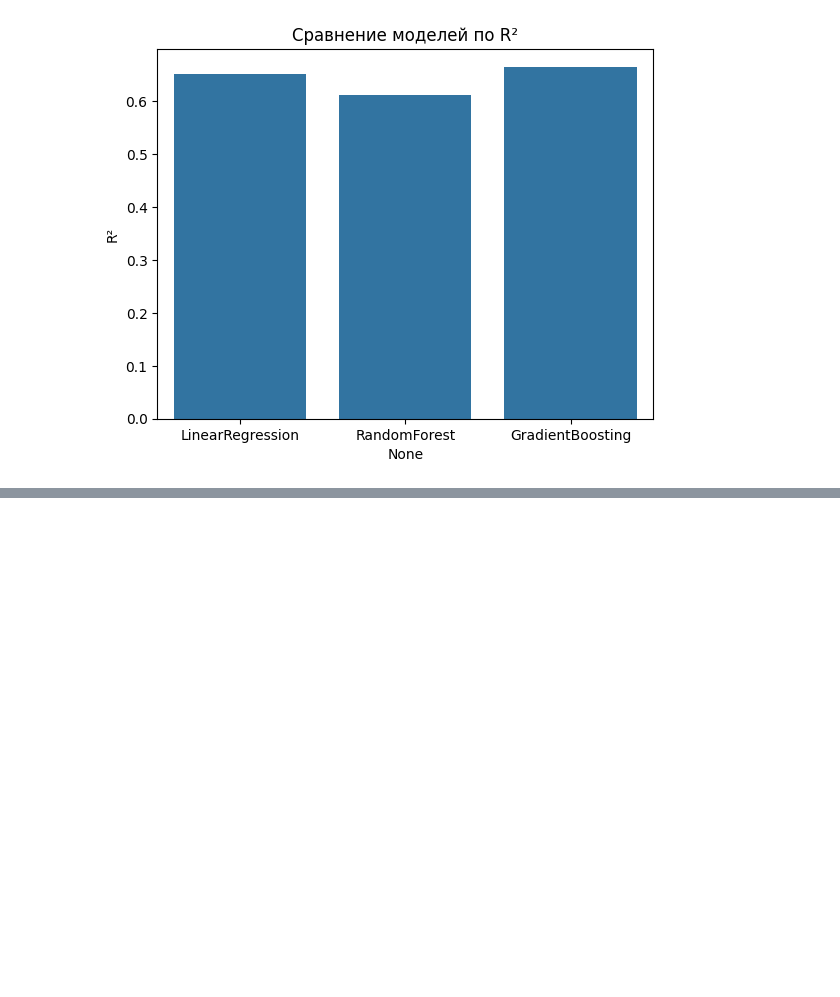
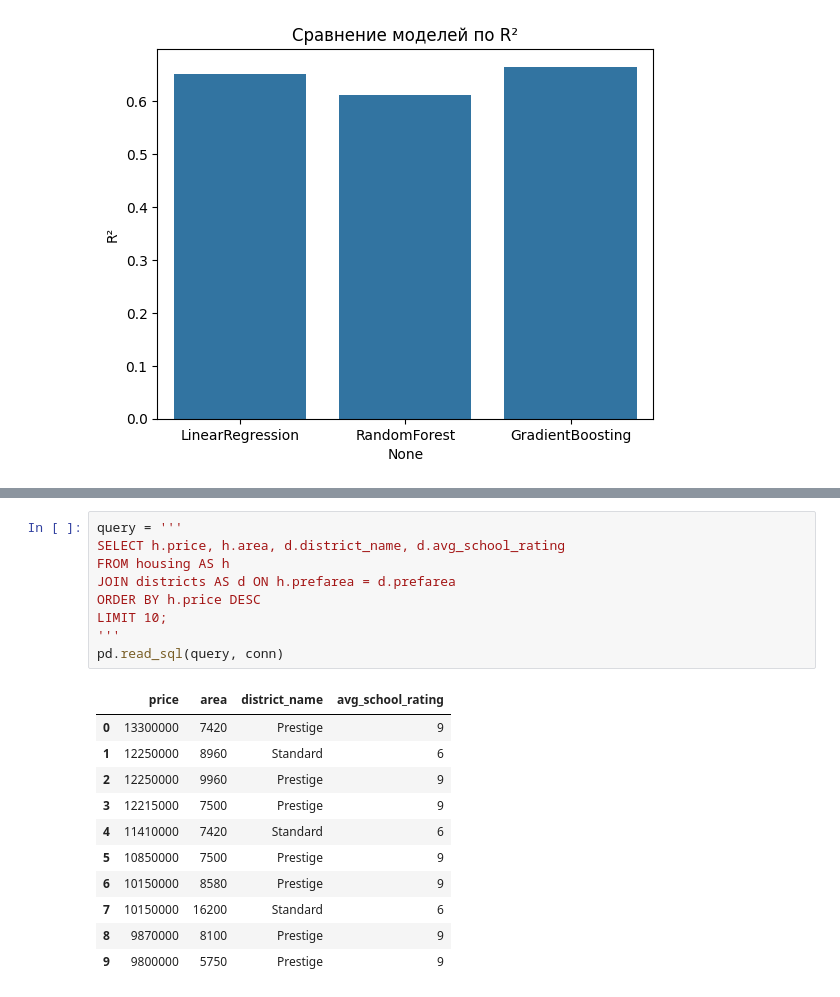
Before and after one commit to kkikosha/economics-data-labs, a Jupyter notebook: housing_project.ipynb, the cells around one changed output, grey strips where cells are left out. Drawn from its saved outputs; the diff is of its cells as text; blank space fills up the shorter version.

```diff
--- a/housing_project.ipynb
+++ b/housing_project.ipynb
@@ -165,0 +340,21 @@ GradientBoosting  1.689379e+12  1.299761e+06  0.665772
+# %%
+query = '''
+SELECT h.price, h.area, d.district_name, d.avg_school_rating
+FROM housing AS h
+JOIN districts AS d ON h.prefarea = d.prefarea
+ORDER BY h.price DESC
+LIMIT 10;
+'''
+pd.read_sql(query, conn)
+# %% [output]
+|  | price | area | district_name | avg_school_rating |
+| 0 | 13300000 | 7420 | Prestige | 9 |
+| 1 | 12250000 | 8960 | Standard | 6 |
+| 2 | 12250000 | 9960 | Prestige | 9 |
+| 3 | 12215000 | 7500 | Prestige | 9 |
+| 4 | 11410000 | 7420 | Standard | 6 |
+| 5 | 10850000 | 7500 | Prestige | 9 |
+| 6 | 10150000 | 8580 | Prestige | 9 |
+| 7 | 10150000 | 16200 | Standard | 6 |
+| 8 | 9870000 | 8100 | Prestige | 9 |
+| 9 | 9800000 | 5750 | Prestige | 9 |
```
Also changed, not shown: parts of 25 cells of this notebook.
